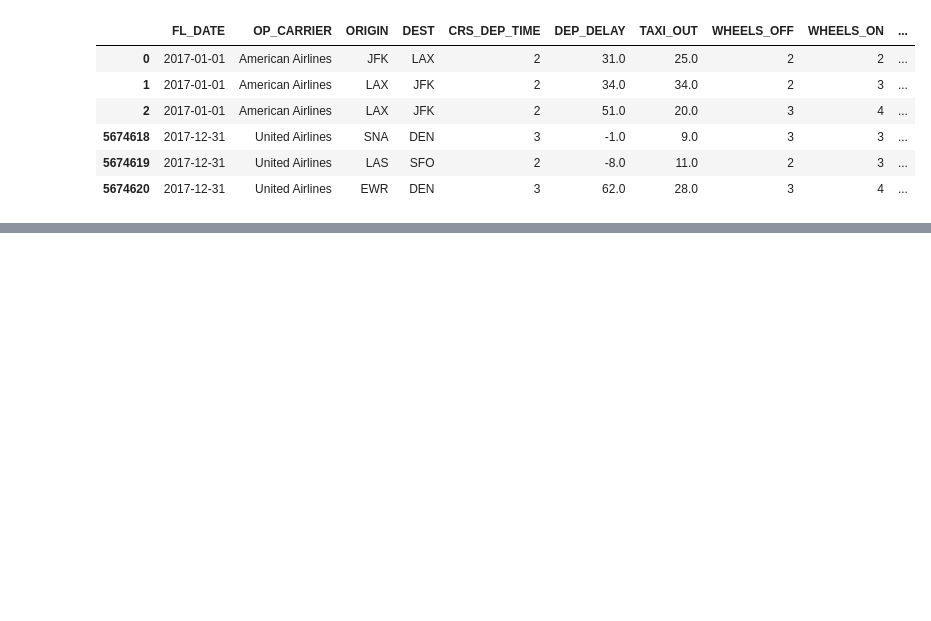
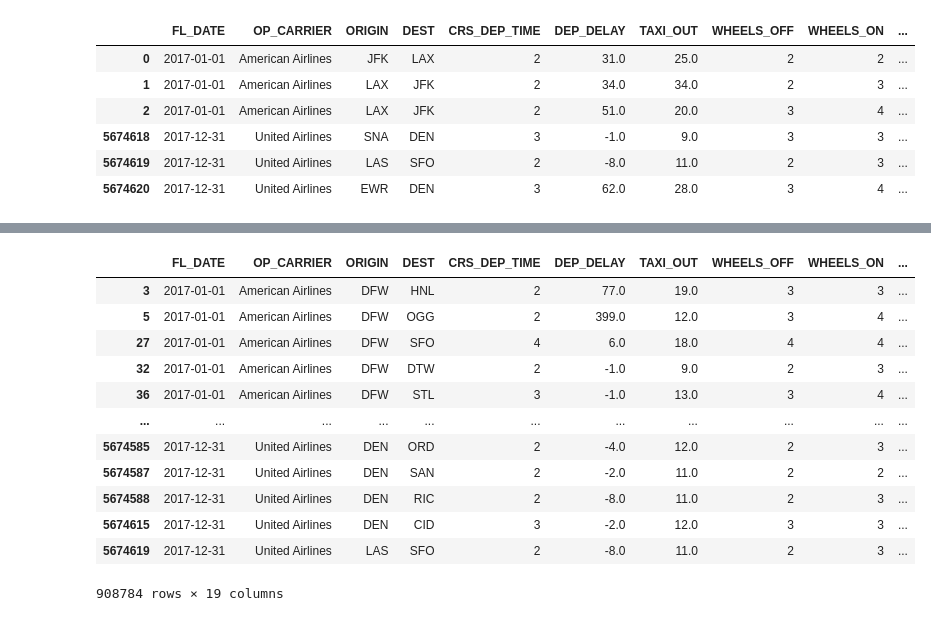
Before and after one commit to lmalla/Project-4, a Jupyter notebook: Data_Preprocessing/Data_Cleaning.ipynb, the cells around one changed output, grey strips where cells are left out. Cells and saved outputs as stored; diff of their text form; code cells hidden in the pictures; blank space fills up the shorter version.

```diff
--- a/Data_Preprocessing/Data_Cleaning.ipynb
+++ b/Data_Preprocessing/Data_Cleaning.ipynb
@@ -263,0 +279,20 @@ Name: ORIGIN, Length: 319, dtype: int64
+# %%
+# TOP 4 origin cities.
+df.ORIGIN.value_counts().head(10)
+df1 = df.loc[df['ORIGIN'].isin(['ATL','LAS','DEN','DFW'])]
+# df1.head(3).append(df1.tail(3))
+df1
+# %% [output]
+|  | FL_DATE | OP_CARRIER | ORIGIN | DEST | CRS_DEP_TIME | DEP_DELAY | TAXI_OUT | WHEELS_OFF | WHEELS_ON | ... |
+| 3 | 2017-01-01 | American Airlines | DFW | HNL | 2 | 77.0 | 19.0 | 3 | 3 | ... |
+| 5 | 2017-01-01 | American Airlines | DFW | OGG | 2 | 399.0 | 12.0 | 3 | 4 | ... |
+| 27 | 2017-01-01 | American Airlines | DFW | SFO | 4 | 6.0 | 18.0 | 4 | 4 | ... |
+| 32 | 2017-01-01 | American Airlines | DFW | DTW | 2 | -1.0 | 9.0 | 2 | 3 | ... |
+| 36 | 2017-01-01 | American Airlines | DFW | STL | 3 | -1.0 | 13.0 | 3 | 4 | ... |
+| ... | ... | ... | ... | ... | ... | ... | ... | ... | ... | ... |
+| 5674585 | 2017-12-31 | United Airlines | DEN | ORD | 2 | -4.0 | 12.0 | 2 | 3 | ... |
+| 5674587 | 2017-12-31 | United Airlines | DEN | SAN | 2 | -2.0 | 11.0 | 2 | 2 | ... |
+| 5674588 | 2017-12-31 | United Airlines | DEN | RIC | 2 | -8.0 | 11.0 | 2 | 3 | ... |
+| 5674615 | 2017-12-31 | United Airlines | DEN | CID | 3 | -2.0 | 12.0 | 3 | 3 | ... |
+| 5674619 | 2017-12-31 | United Airlines | LAS | SFO | 2 | -8.0 | 11.0 | 2 | 3 | ... |
+908784 rows × 19 columns
```
Also changed, not shown: parts of 7 cells of this notebook, 2 other files.
